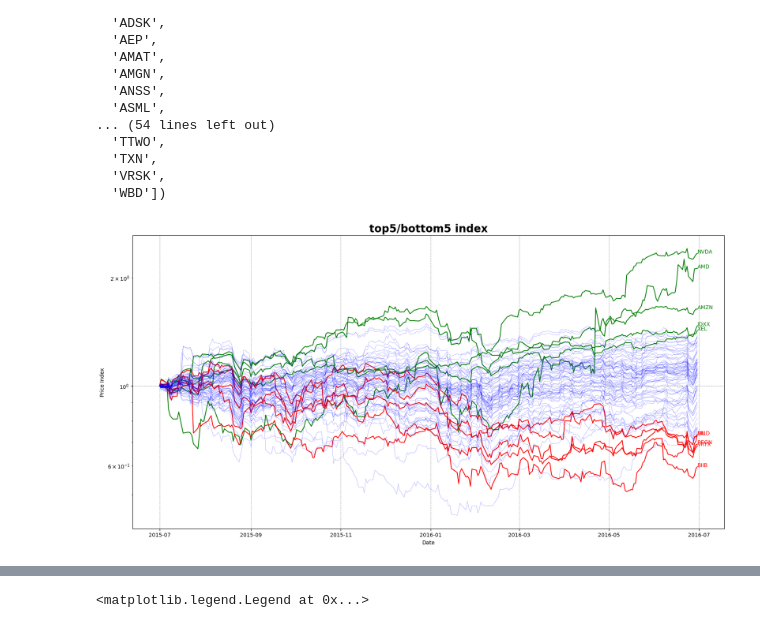
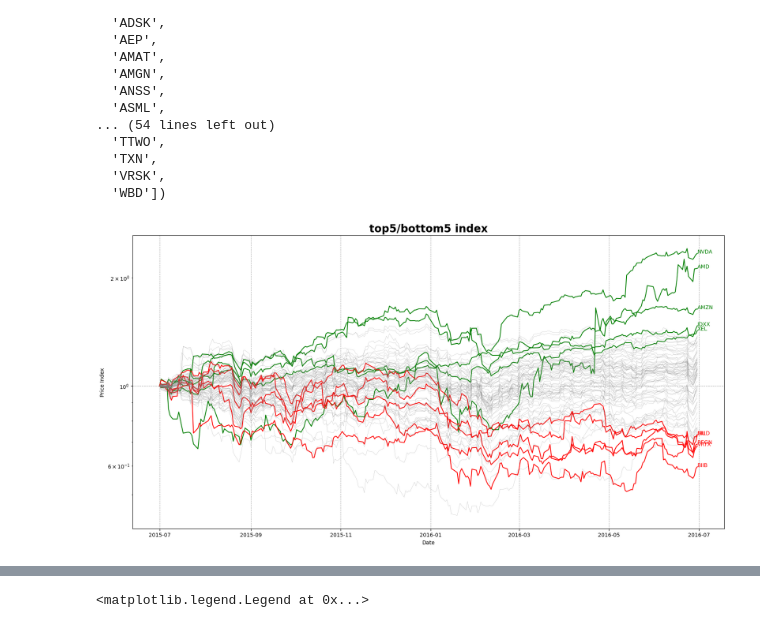
Before and after one commit to jadeh1234/FM_momentum, a Jupyter notebook: single_window.ipynb, the cells around one changed output, grey strips where cells are left out. Drawn from its saved outputs; the diff is of its cells as text; code cells hidden in the pictures.

Commit message:
color change

```diff
--- a/single_window.ipynb
+++ b/single_window.ipynb
@@ -224,26 +224,26 @@ top5, bottom5, otherTickers
 # %%
 # plot the index for all tickers in the dataframe hPricesIDX
 plt.figure(figsize=(20,10))
 for ticker in top5:
     plt.plot(signalIndexDT[ticker], color='green')
     plt.text(signalIndexDT.index[-1], signalIndexDT[ticker].iloc[-1], ticker, color='green')
 for ticker in bottom5:
     plt.plot(signalIndexDT[ticker], color='red')
     plt.text(signalIndexDT.index[-1], signalIndexDT[ticker].iloc[-1], ticker, color='red')
 for ticker in otherTickers:
-    plt.plot(signalIndexDT[ticker], color='blue', linewidth='0.2')
+    plt.plot(signalIndexDT[ticker], color='grey', linewidth='0.2')
 plt.xlabel('Date')
 plt.ylabel('Price Index')
 plt.title('top5/bottom5 index', fontsize=20, fontweight='bold')
 # use a log scale for the y axis
 plt.yscale('log')
 # plot gridlines
 plt.grid(which='major', axis='both', linestyle='--')
 
 
 plt.show()
 # %% [output]
-[figure, old version]
+[figure, new version]
 # %%
 #set up long portfolio
 opening_portfolio_value = 1000000
```
Also changed, not shown: parts of 5 cells of this notebook.
